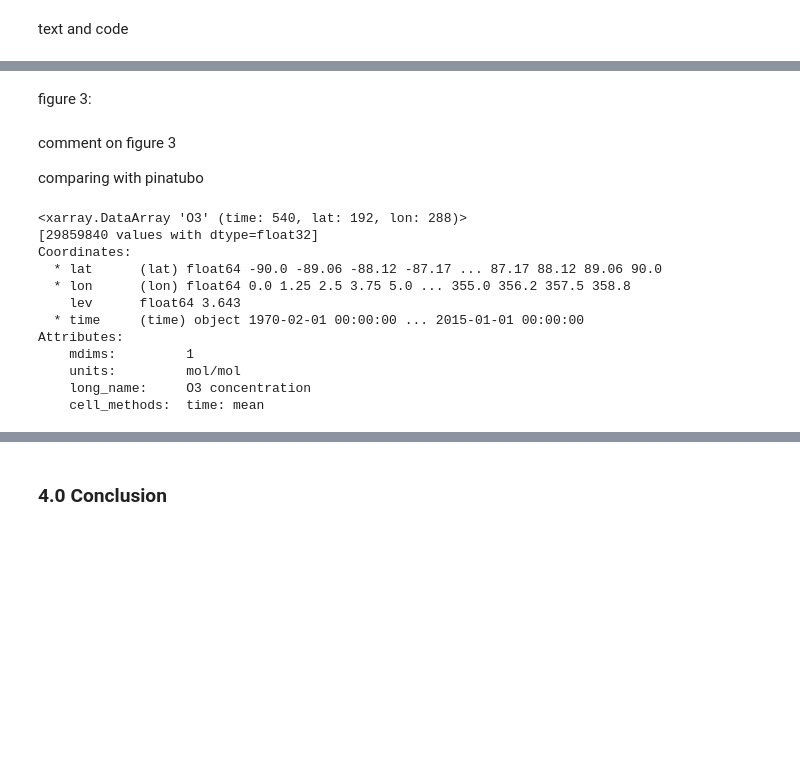
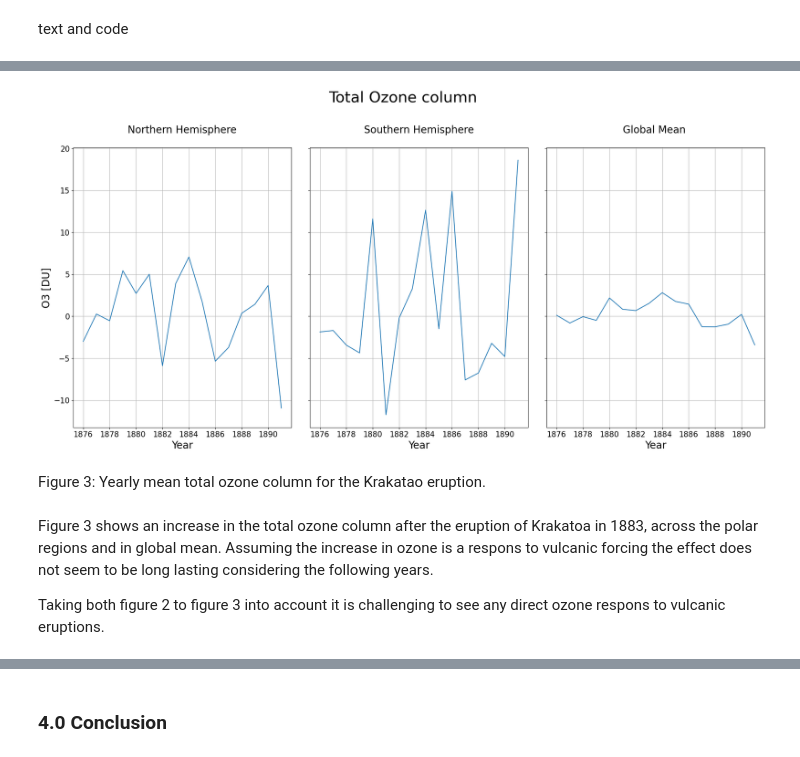
Before and after one commit to eScience-course/Tjaernoe2022-group2, a Jupyter notebook: Sigrid/Report.ipynb, the cells around one changed output, grey strips where cells are left out. Cells and saved outputs as stored; diff of their text form; code cells hidden in the pictures; blank space fills up the shorter version.

```diff
--- a/Sigrid/Report.ipynb
+++ b/Sigrid/Report.ipynb
@@ -151,14 +153,15 @@ In the global mean plot one can also notice the 11 year solar cycle in the model
 dh = xr.open_dataset(s3.open(o3_cb_pre))
 dh2=dh['cb_O3']/(2.1415*(10**(-5)))
 # %%
-#mean_plot_sing(dh2,2)
+mean_plot_sing(dh2,2)
+# %% [output]
+[figure, added]
 # %% [markdown]
-figure 3:
+Figure 3: Yearly mean total ozone column for the Krakatao eruption.
 # %% [markdown]
-comment on figure 3
+Figure 3 shows an increase in the total ozone column after the eruption of Krakatoa in 1883, across the polar regions and in global mean. Assuming the increase in ozone is a respons to vulcanic forcing the effect does not seem to be long lasting considering the following years.
 
-
-comparing with pinatubo
+Taking both figure 2 to figure 3 into account it is challenging to see any direct ozone respons to vulcanic eruptions.
 # %%
 dso3= xr.open_dataset(s3.open(o3_14))
 ds_o3=dso3['O3']
@@ -167,16 +170 @@ dso3_lev_14.sel(time=slice(start_pina,end_prior_eruption_pina));
-# %%
-dso3_lev_14
-# %% [output]
-<xarray.DataArray 'O3' (time: 540, lat: 192, lon: 288)>
-[29859840 values with dtype=float32]
-Coordinates:
-  * lat      (lat) float64 -90.0 -89.06 -88.12 -87.17 ... 87.17 88.12 89.06 90.0
-  * lon      (lon) float64 0.0 1.25 2.5 3.75 5.0 ... 355.0 356.2 357.5 358.8
-    lev      float64 3.643
-  * time     (time) object 1970-02-01 00:00:00 ... 2015-01-01 00:00:00
-Attributes:
-    mdims:         1
-    units:         mol/mol
-    long_name:     O3 concentration
-    cell_methods:  time: mean
 # %%
```
Also changed, not shown: parts of 19 cells of this notebook, 1 other file.
